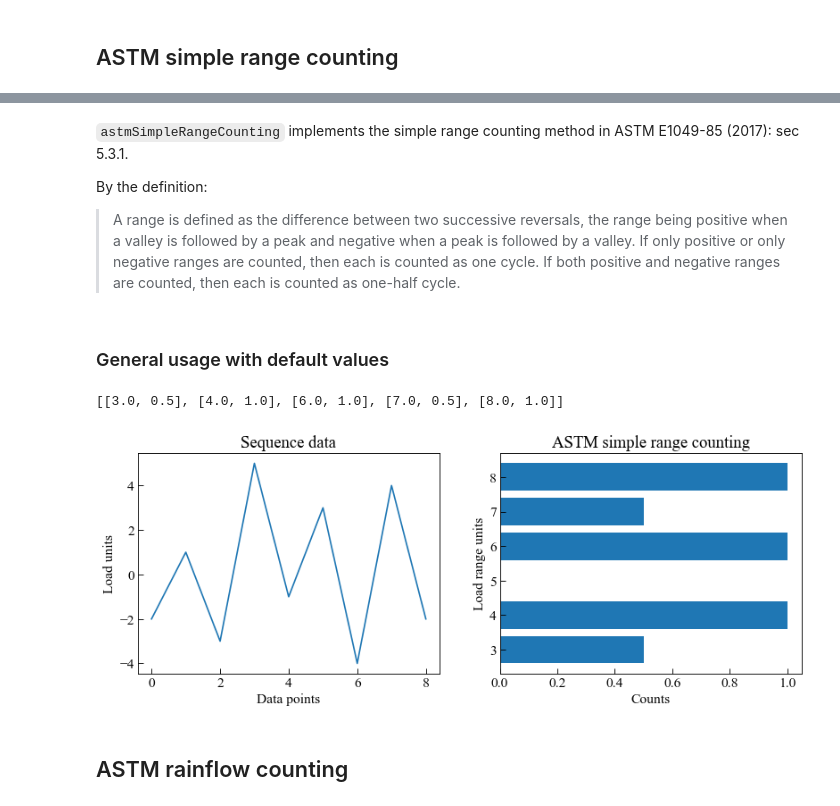
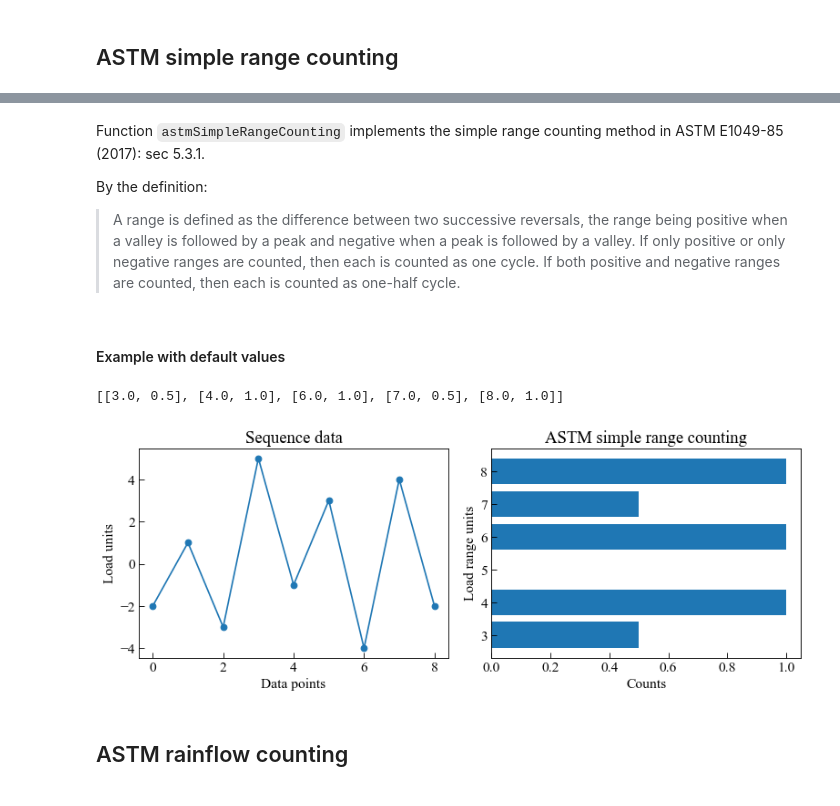
Before and after one commit to dpzhuX/ffpack, a Jupyter notebook: docs/source/cycle counting methods.ipynb, the cells around one changed output, grey strips where cells are left out. Cells and saved outputs as stored; diff of their text form; code cells hidden in the pictures.

```diff
--- a/docs/source/cycle counting methods.ipynb
+++ b/docs/source/cycle counting methods.ipynb
@@ -106,11 +153,11 @@ plt.show()
 # %% [markdown]
-`astmSimpleRangeCounting` implements the simple range counting method in ASTM E1049-85 (2017): sec 5.3.1.
+Function `astmSimpleRangeCounting` implements the simple range counting method in ASTM E1049-85 (2017): sec 5.3.1.
 
 By the definition:
 
 > A range is defined as the difference between two successive reversals, the range being positive when a valley is followed by a peak and negative when a peak is followed by a valley. If only positive or only negative ranges are counted, then each is counted as one cycle. If both positive and negative ranges are counted, then each is counted as one-half cycle.
 # %% [markdown]
-### General usage with default values
+#### Example with default values
 # %%
 from ffpack.lcc import astmSimpleRangeCounting
 # %%
@@ -122,26 +169,27 @@ print( astmSrcData )
 # %% [output]
 [[3.0, 0.5], [4.0, 1.0], [6.0, 1.0], [7.0, 0.5], [8.0, 1.0]]
 # %%
-fig, ( ax1, ax2 ) = plt.subplots( 1, 2, figsize=( 12, 4 ) )
+fig, ( ax1, ax2 ) = plt.subplots( 1, 2, figsize=( 10, 4 ) )
 
-ax1.plot( astmSrcSequenceData )
+ax1.plot( astmSrcSequenceData, "o-" )
 
 ax1.tick_params( axis='x', direction="in", length=5 )
 ax1.tick_params( axis='y', direction="in", length=5 )
 ax1.set_ylabel( "Load units" )
 ax1.set_xlabel( "Data points" )
 ax1.set_title( "Sequence data" )
 
 ax2.barh( np.array( astmSrcData )[ :, 0 ], np.array( astmSrcData )[ :, 1 ] )
 
 ax2.tick_params( axis='x', direction="in", length=5 )
 ax2.tick_params( axis='y', direction="in", length=5 )
 ax2.set_ylabel( "Load range units" )
 ax2.set_xlabel( "Counts" )
 ax2.set_title( "ASTM simple range counting" )
 
+plt.tight_layout()
 plt.show()
 # %% [output]
-[figure, old version]
+[figure, new version]
 # %% [markdown]
 ## ASTM rainflow counting
```
Also changed, not shown: parts of 20 cells of this notebook, 3 other files.
